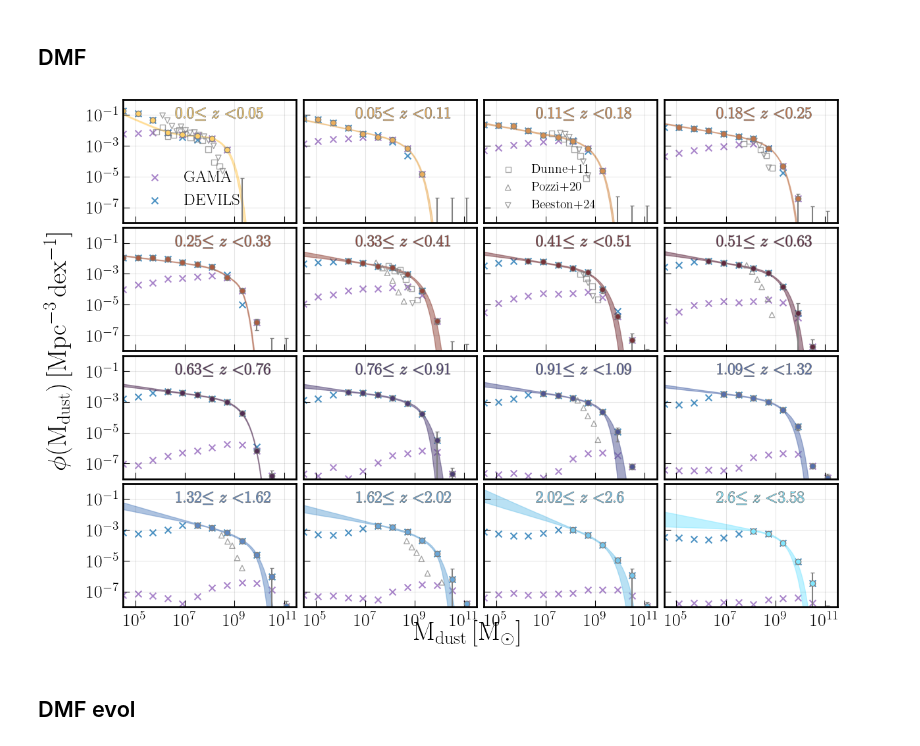
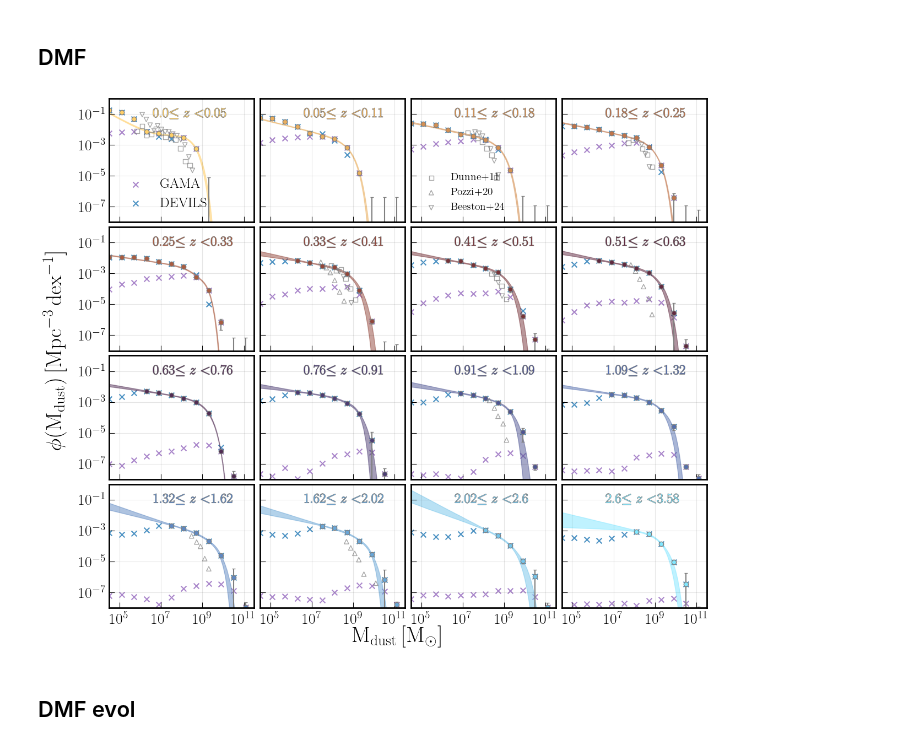
Before and after one commit to JordanDSilva/dust-mass-density, a Jupyter notebook: scripts/makeSomePlots.ipynb, the cells around one changed output. Drawn from its saved outputs; the diff is of its cells as text; code cells hidden in the pictures.

```diff
--- a/scripts/makeSomePlots.ipynb
+++ b/scripts/makeSomePlots.ipynb
@@ -156,7 +156,7 @@ colours = get_n_colors(len(zmids), "managua")
 
 fig, ax = plt.subplots(max([MidFactor(len(zmids)), len(zmids)/MidFactor(len(zmids))]),
                        min([MidFactor(len(zmids)), len(zmids)/MidFactor(len(zmids))]),
-                       figsize = (14,10), constrained_layout = False, sharex=True, sharey=True)
+                       figsize = (14,12), constrained_layout = False, sharex=True, sharey=True)
 
 handles = []
 count = 0
@@ -356,34 +356,34 @@ for i in range(ax.shape[0]):
                 pozzi20[pozzi20["z"]==2.15]["phi"],
                 marker = "^",
                 facecolor = "none",
                 edgecolor = "grey",
                 alpha = 0.7
             )
 
         # ax[i,j].set_facecolor('whitesmoke')
         # ax[i,j].set_facecolor("#f8f9fa")
         ax[i,j].grid(color = "black", alpha = 0.1)
 
         ax[i,j].set_xscale("log")
         ax[i,j].set_yscale("log")
 
         ax[i,j].set_xlim([10**4.5, 10**11.5])
         ax[i,j].set_ylim([1e-8, 1.0])
 
         ax[i,j].set_xticks([10**5.0, 10**7.0, 10**9.0, 10**11.0])
         ax[i,j].set_yticks([10**-7, 10**-5, 10**-3, 10**-1])
 
         count += 1
 
 ax[0,0].legend(handles = handles, loc = "lower left", frameon = False, fontsize = 18)
 ax[0,2].legend(handles = [dunne11h, pozzi20h, beeston24h], loc = "lower left", frameon = False, fontsize = 14)
 
 plt.subplots_adjust(wspace=0.04, hspace=0.04)
 fig.supxlabel(r"$\mathrm{M_{dust} \, [M_{\odot}]}$", y = 0.05)
 fig.supylabel(r"$\mathrm{\phi(M_{dust}) \, [Mpc^{-3} \, dex^{-1}]}$", x = 0.04)
 fig.savefig("/Users/22252335/Documents/DustMassDensity/plots/dmf.pdf", dpi = 240, bbox_inches='tight')
 # %% [output]
-[figure, old version]
+[figure, new version]
 # %% [markdown]
 ## DMF evol
 # %%
```
Also changed, not shown: parts of 14 cells of this notebook, 13 other files.
